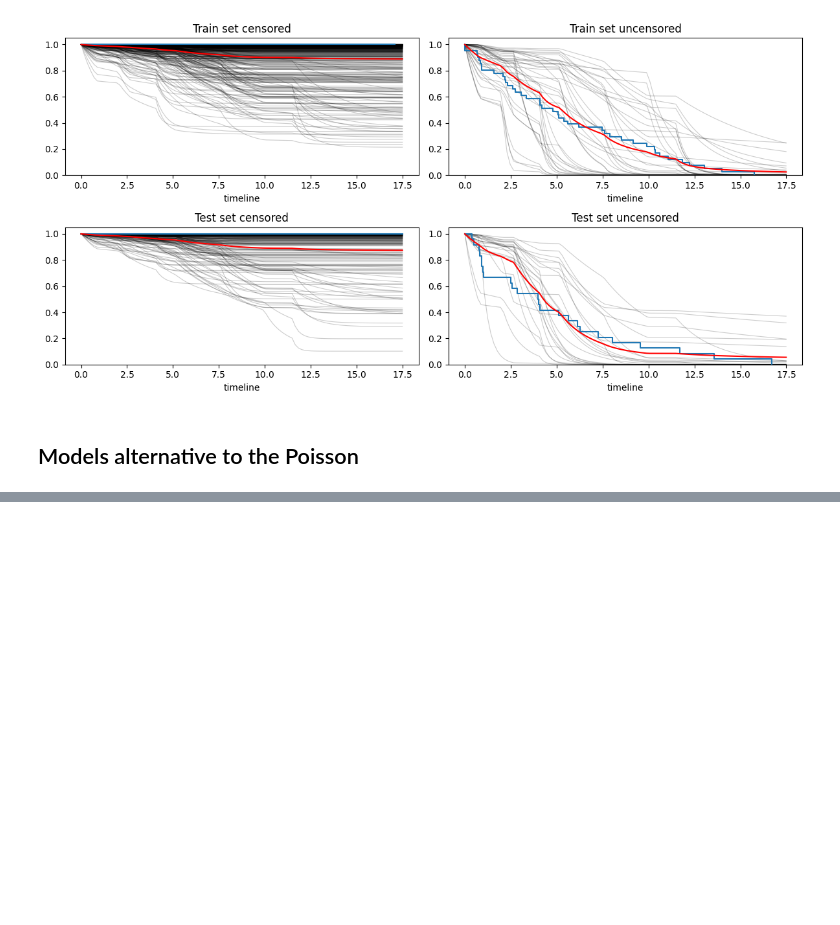
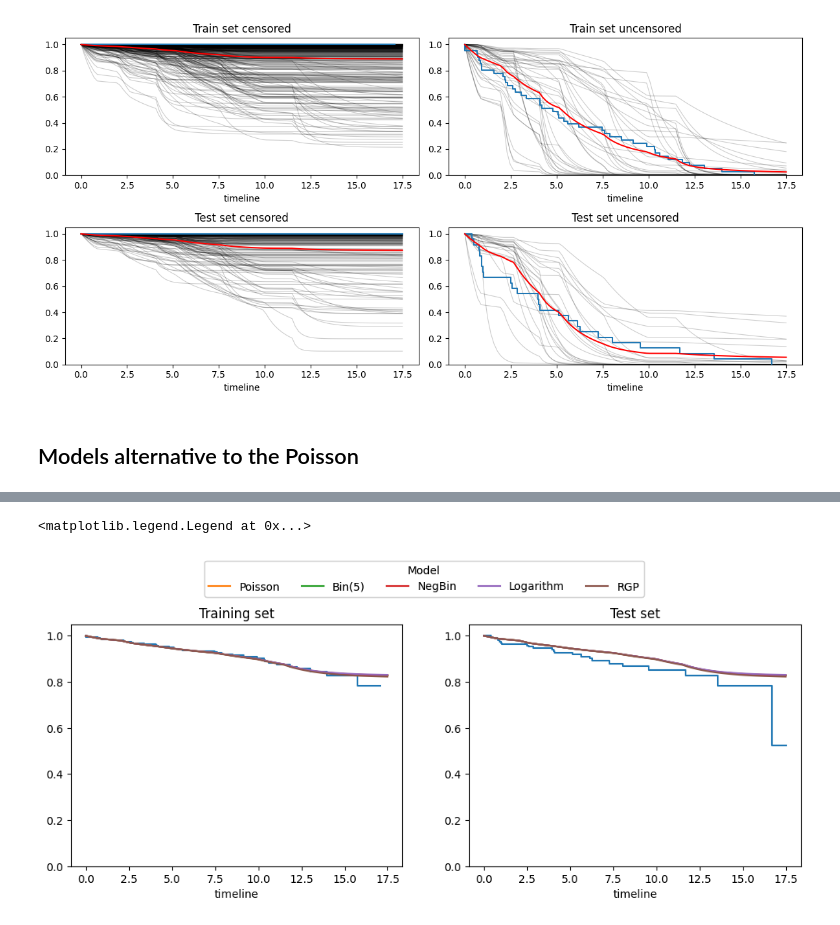
Before and after one commit to nhilariosilva/gndr_mpscr, a Jupyter notebook: OASIS - Flexible.ipynb, the cells around one changed output, grey strips where cells are left out. Drawn from its saved outputs; the diff is of its cells as text; code cells hidden in the pictures; blank space fills up the shorter version.

```diff
--- a/OASIS - Flexible.ipynb
+++ b/OASIS - Flexible.ipynb
@@ -175,7 +179,7 @@ with tf.device("/CPU:0"):
     poisson_simple_model = mpscr.build_simple_mpscr_model(y_train, delta_train, poisson_spec, pwexp_spec, seed = 10 )
     poisson_simple_model.train_model(epochs = 5000, x = None, data = data_train,
                                      shuffle = True,
-                                     get_covariances = False,
+                                     get_covariances = True,
                                      validation = True, val_prop = 0.2, force_training_validation = False,
                                      optimizer_independent = optimizers.Adam(learning_rate = 0.01),
                                      optimizer_nn = optimizers.Adam(learning_rate = 1.0e-4),
@@ -652,7 +625,7 @@ with tf.device("/GPU:0"):
                                                      seed = 10)
     poisson_flexible_model.train_model(epochs = 5000, x = x_train, data = data_train,
                               shuffle = True,
-                              get_covariances = False,
+                              get_covariances = True,
                               validation = True, val_prop = 0.2, force_training_validation = False,
                               optimizer_independent = optimizers.Adam(learning_rate = 0.01),
                               optimizer_nn = optimizers.Adam(learning_rate = 1.0e-4),
@@ -889,0 +836,5 @@ fig.tight_layout()
+# %%
+bin5_simple_model, bin5_simple_results = fit_model("bin", "simple", y_train, delta_train, x_train, y_test, delta_test, x_test, fixed_q = 5.0, n_cuts = 8)
+negbin_simple_model, negbin_simple_results = fit_model("negbin", "simple", y_train, delta_train, x_train, y_test, delta_test, x_test, n_cuts = 8)
+log_simple_model, log_simple_results = fit_model("log", "simple", y_train, delta_train, x_train, y_test, delta_test, x_test, n_cuts = 8)
+rgp_simple_model, rgp_simple_results = fit_model("rgp", "simple", y_train, delta_train, x_train, y_test, delta_test, x_test, n_cuts = 8)
@@ -889,0 +859,36 @@ fig.tight_layout()
+# %%
+simple_model_results = [poisson_simple_results, bin5_simple_results, negbin_simple_results, log_simple_results, rgp_simple_results]
+model_names = ["Poisson", "Bin(5)", "NegBin", "Logarithm", "RGP"]
+colors = plt.rcParams['axes.prop_cycle'].by_key()['color']
+
+fig, ax = plt.subplots(nrows = 1, ncols = 2, figsize = (12,4))
+
+group_handles = []
+
+for i, result in enumerate(simple_model_results):
+    plot_km = False
+    if(i == 0):
+        plot_km = True
+    ts_grid = result["ts_grid"]
+    p_train = result["p_train"]
+    p_test = result["p_test"]
+    S_ts_train = result["S_ts_train"]
+    S_ts_test = result["S_ts_test"]
+    utils.average_kaplan_meier_train_test(ts_grid,
+                                          S_ts_train, S_ts_test,
+                                          y_train, delta_train, y_test, delta_test, show_individual = False, ax1 = ax[0], ax2 = ax[1],
+                                          color = colors[i+1], plot_km = plot_km)
+    group_handles.append( Line2D([0], [0], color = colors[i+1], linestyle = '-', label = model_names[i]) )
+
+legend1 = fig.legend(
+    handles = group_handles,
+    loc = 'upper center',
+    bbox_to_anchor = (0.5, 1.1),
+    title = "Model",
+    ncol = len(simple_model_results)
+)
+
+fig.add_artist(legend1)
+# %% [output]
+<matplotlib.legend.Legend at 0x...>
+[figure, added]
```
Also changed, not shown: parts of 29 cells of this notebook, 2 other files.
